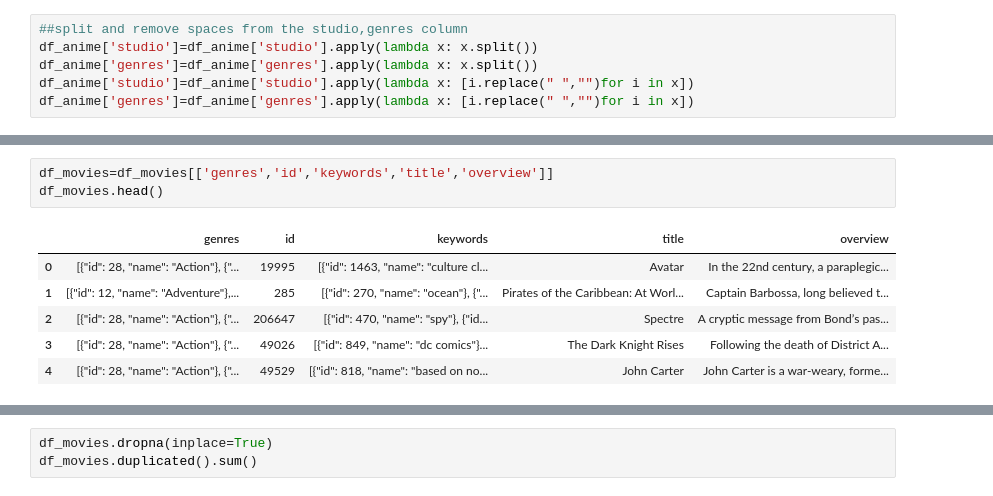
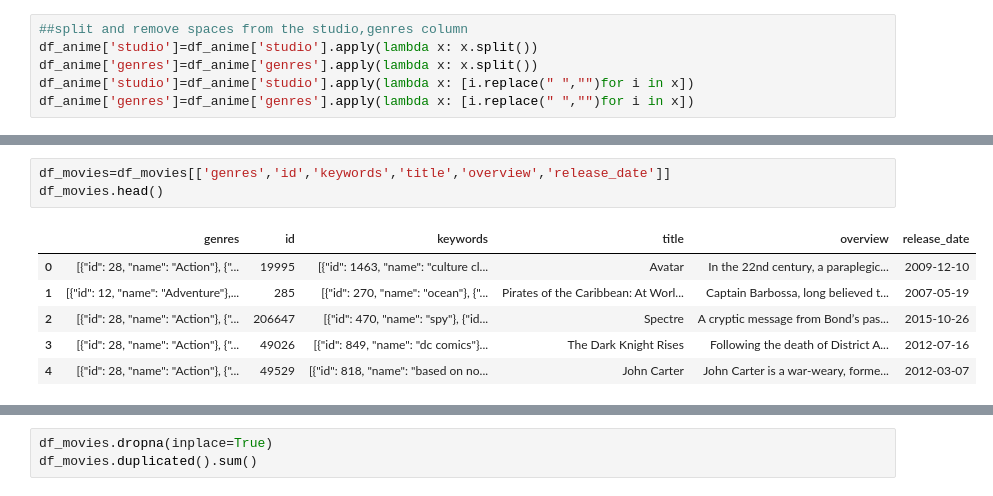
Before and after one commit to montasirshihan/NextWatch-1st-ML-Project-Recommendation-System-, a Jupyter notebook: NextWatch!!.ipynb, the cells around one changed output, grey strips where cells are left out. Drawn from its saved outputs; the diff is of its cells as text.

```diff
--- a/NextWatch!!.ipynb
+++ b/NextWatch!!.ipynb
@@ -78,15 +79,15 @@ df_movies.head()
 | 3 | 250000000 | [{"id": 28, "name": "Action"}, {"... | http://www.thedarkknightrises.com/ | 49026 | [{"id": 849, "name": "dc comics"}... | en | The Dark Knight Rises | Following the death of District A... | ... |
 | 4 | 260000000 | [{"id": 28, "name": "Action"}, {"... | http://movies.disney.com/john-carter | 49529 | [{"id": 818, "name": "based on no... | en | John Carter | John Carter is a war-weary, forme... | ... |
 # %%
-df_movies=df_movies[['genres','id','keywords','title','overview']]
+df_movies=df_movies[['genres','id','keywords','title','overview','release_date']]
 df_movies.head()
 # %% [output]
-|  | genres | id | keywords | title | overview |
-| 0 | [{"id": 28, "name": "Action"}, {"... | 19995 | [{"id": 1463, "name": "culture cl... | Avatar | In the 22nd century, a paraplegic... |
-| 1 | [{"id": 12, "name": "Adventure"},... | 285 | [{"id": 270, "name": "ocean"}, {"... | Pirates of the Caribbean: At Worl... | Captain Barbossa, long believed t... |
-| 2 | [{"id": 28, "name": "Action"}, {"... | 206647 | [{"id": 470, "name": "spy"}, {"id... | Spectre | A cryptic message from Bond’s pas... |
-| 3 | [{"id": 28, "name": "Action"}, {"... | 49026 | [{"id": 849, "name": "dc comics"}... | The Dark Knight Rises | Following the death of District A... |
-| 4 | [{"id": 28, "name": "Action"}, {"... | 49529 | [{"id": 818, "name": "based on no... | John Carter | John Carter is a war-weary, forme... |
+|  | genres | id | keywords | title | overview | release_date |
+| 0 | [{"id": 28, "name": "Action"}, {"... | 19995 | [{"id": 1463, "name": "culture cl... | Avatar | In the 22nd century, a paraplegic... | 2009-12-10 |
+| 1 | [{"id": 12, "name": "Adventure"},... | 285 | [{"id": 270, "name": "ocean"}, {"... | Pirates of the Caribbean: At Worl... | Captain Barbossa, long believed t... | 2007-05-19 |
+| 2 | [{"id": 28, "name": "Action"}, {"... | 206647 | [{"id": 470, "name": "spy"}, {"id... | Spectre | A cryptic message from Bond’s pas... | 2015-10-26 |
+| 3 | [{"id": 28, "name": "Action"}, {"... | 49026 | [{"id": 849, "name": "dc comics"}... | The Dark Knight Rises | Following the death of District A... | 2012-07-16 |
+| 4 | [{"id": 28, "name": "Action"}, {"... | 49529 | [{"id": 818, "name": "based on no... | John Carter | John Carter is a war-weary, forme... | 2012-03-07 |
 # %%
 df_movies.isnull().sum()
 # %% [output]
```
Also changed, not shown: parts of 13 cells of this notebook, 2 other files.
